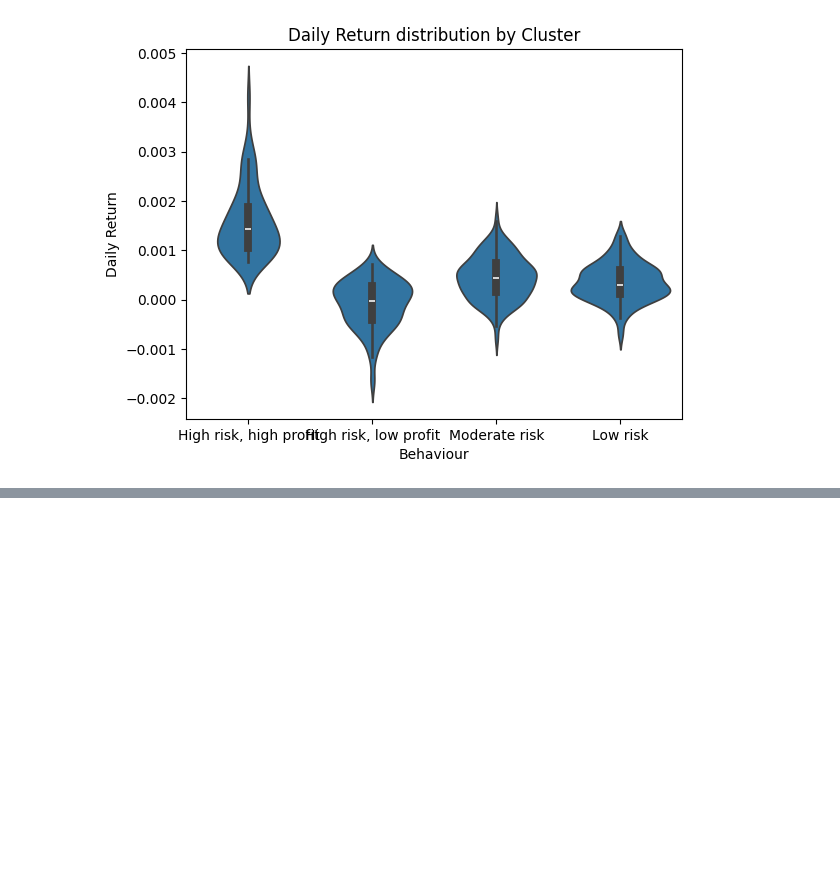
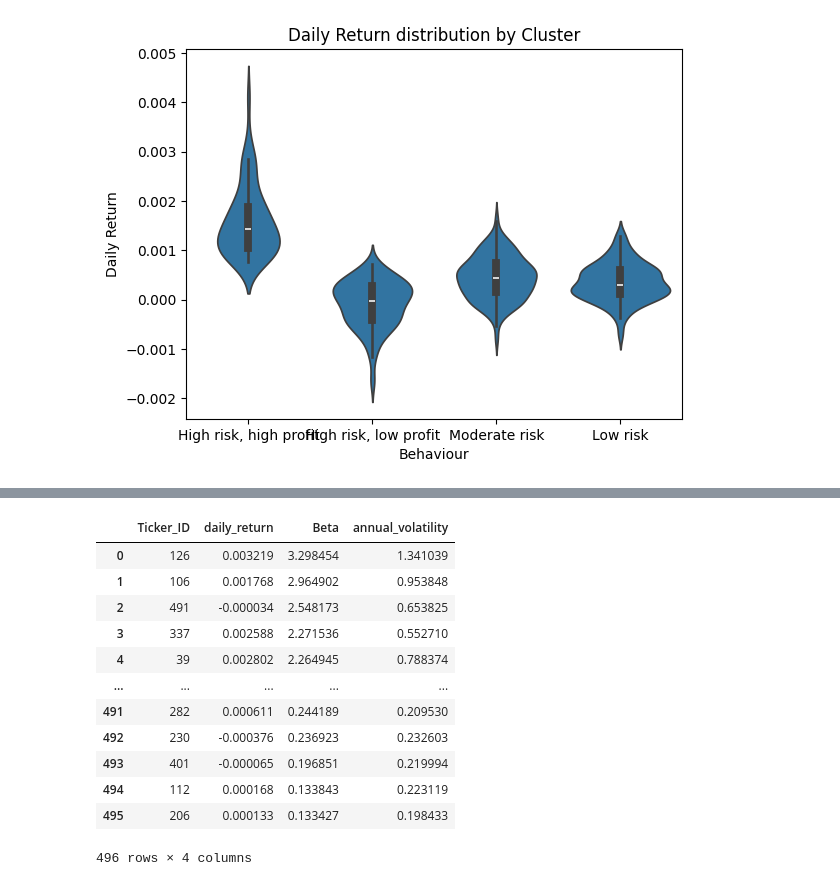
Before and after one commit to Adil2004/7BUIS010W-CW2-SP500-Analysis, a Jupyter notebook: code/code.ipynb, the cells around one changed output, grey strips where cells are left out. Drawn from its saved outputs; the diff is of its cells as text; code cells hidden in the pictures; blank space fills up the shorter version.

```diff
--- a/code/code.ipynb
+++ b/code/code.ipynb
@@ -707,0 +730,31 @@ plt.show()
+# %%
+df_stock = merged_df[['Ticker_ID','Daily Return', 'Beta', 'Annual Volatility']]
+df_stock = df_stock.rename(columns={
+    'Daily Return': 'daily_return',
+    'Annual Volatility': 'annual_volatility'
+})
+df_cluster = merged_df[['Ticker_ID', 'KMeans_Cluster', 'Agg_Cluster']]
+df_behaviour = merged_df[['Ticker_ID','Behaviour']]
+df_name = merged_df[['Ticker_ID', 'Ticker']]
+
+df_stock.to_sql('DFSTOCK', conn, if_exists='replace', index=False)
+df_cluster.to_sql('DFCLUSTER', conn, if_exists='replace', index=False)
+df_behaviour.to_sql('DFBEHAVIOUR', conn, if_exists='replace', index=False)
+df_name.to_sql('DFNAME', conn, if_exists='replace', index=False)
+
+check = pd.read_sql('SELECT * FROM DFSTOCK', conn)
+check
+# %% [output]
+|  | Ticker_ID | daily_return | Beta | annual_volatility |
+| 0 | 126 | 0.003219 | 3.298454 | 1.341039 |
+| 1 | 106 | 0.001768 | 2.964902 | 0.953848 |
+| 2 | 491 | -0.000034 | 2.548173 | 0.653825 |
+| 3 | 337 | 0.002588 | 2.271536 | 0.552710 |
+| 4 | 39 | 0.002802 | 2.264945 | 0.788374 |
+| ... | ... | ... | ... | ... |
+| 491 | 282 | 0.000611 | 0.244189 | 0.209530 |
+| 492 | 230 | -0.000376 | 0.236923 | 0.232603 |
+| 493 | 401 | -0.000065 | 0.196851 | 0.219994 |
+| 494 | 112 | 0.000168 | 0.133843 | 0.223119 |
+| 495 | 206 | 0.000133 | 0.133427 | 0.198433 |
+496 rows × 4 columns
```
Also changed, not shown: parts of 11 cells of this notebook.
